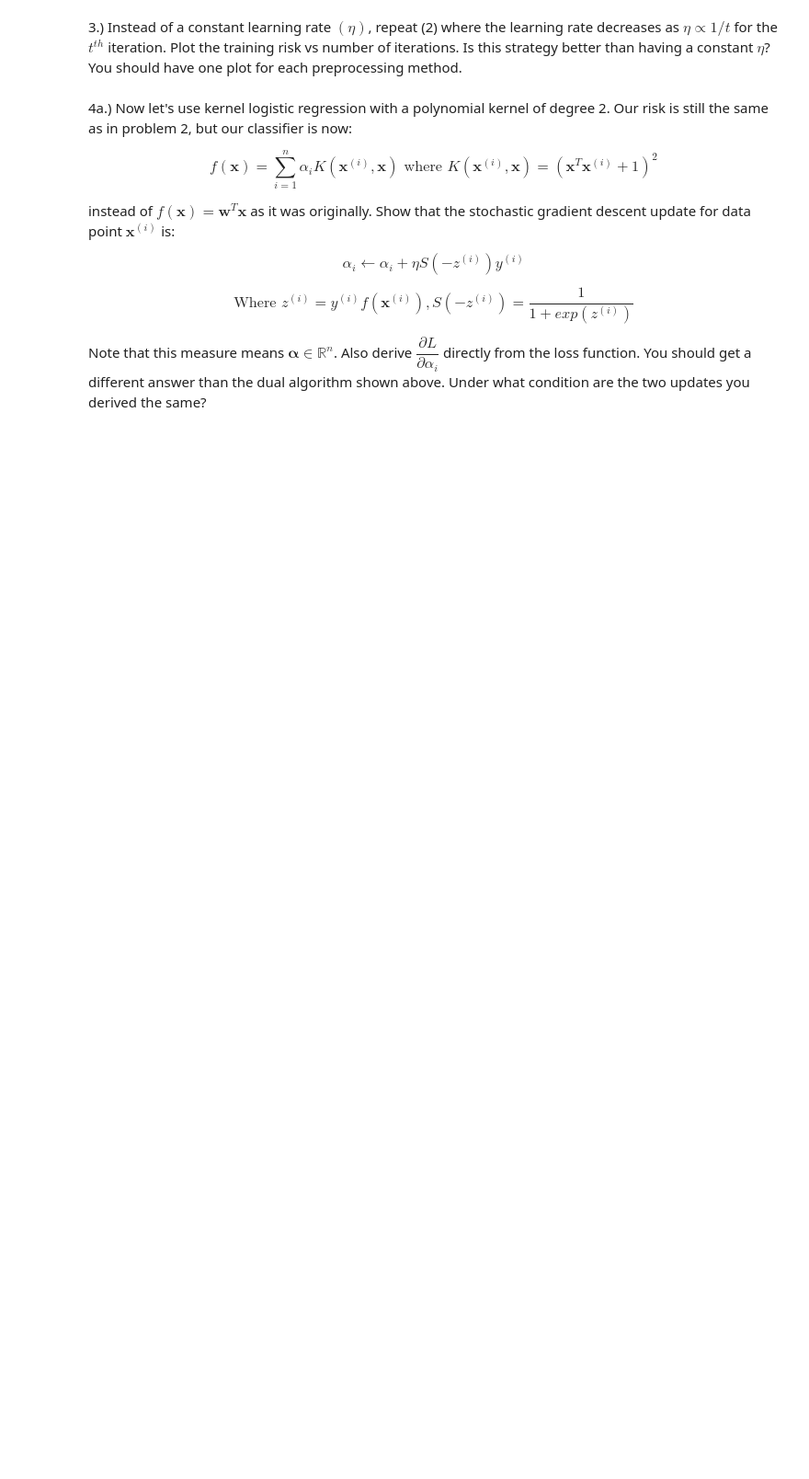
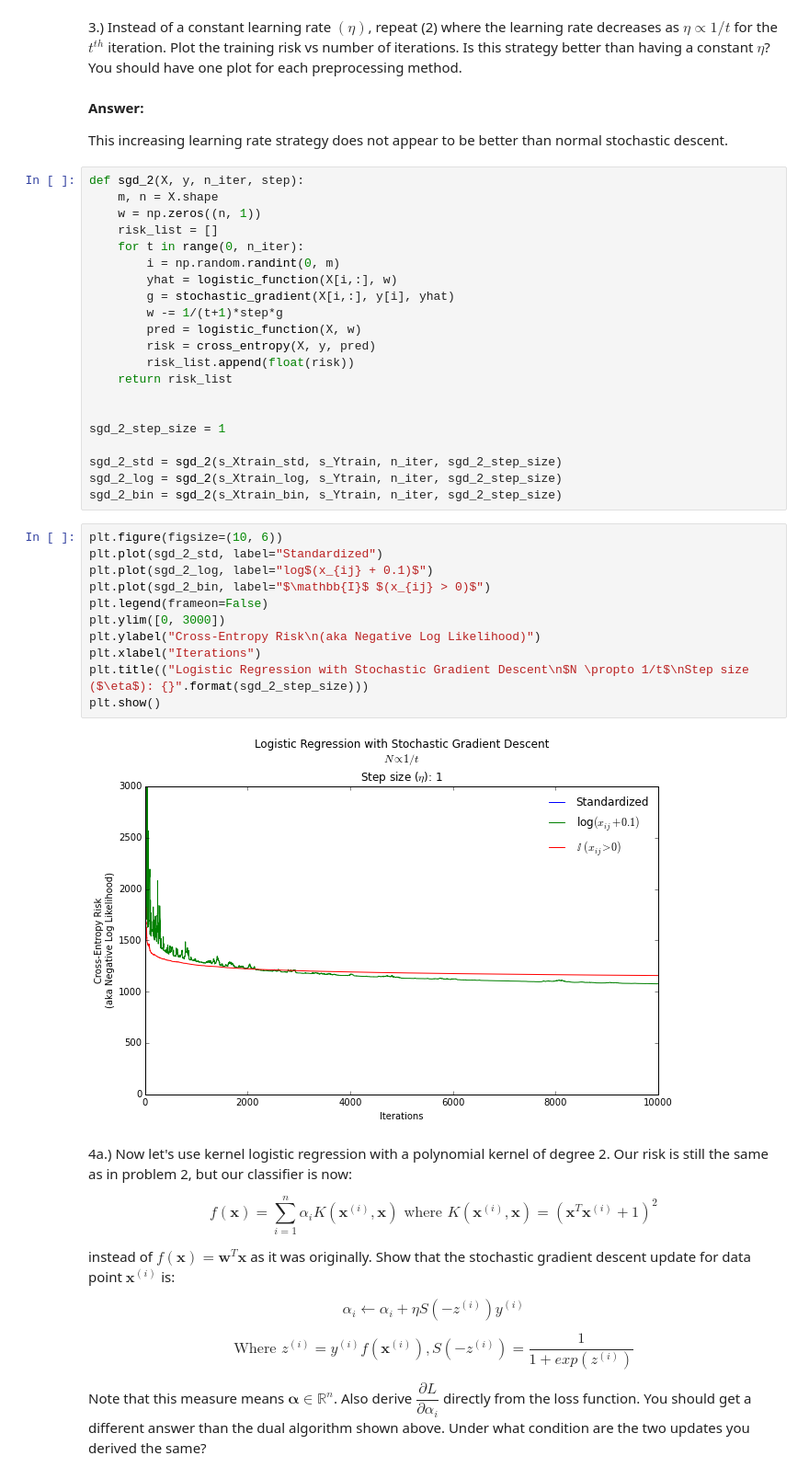
Before and after one commit to semerj/cs289-fall2015, a Jupyter notebook: hw3/CS289a - HW3.ipynb, the cells around one changed output. Shown at 92% size. Drawn from its saved outputs; the diff is of its cells as text; blank space fills up the shorter version.

```diff
--- a/hw3/CS289a - HW3.ipynb
+++ b/hw3/CS289a - HW3.ipynb
@@ -145,5 +262,43 @@ s_Xtrain_bin = add_ones((s_Xtrain > 0).astype(int))
 # %% [markdown]
 3.) Instead of a constant learning rate $(\eta)$, repeat (2) where the learning rate decreases as $\eta \propto 1/t$ for the $t^{th}$ iteration. Plot the training risk vs number of iterations. Is this strategy better than having a constant $ \eta$? You should have one plot for each preprocessing method.
+# %% [markdown]
+**Answer:**
+
+This increasing learning rate strategy does not appear to be better than normal stochastic descent.
+# %%
+def sgd_2(X, y, n_iter, step):
+    m, n = X.shape
+    w = np.zeros((n, 1))
+    risk_list = []
+    for t in range(0, n_iter):
+        i = np.random.randint(0, m)
+        yhat = logistic_function(X[i,:], w)
+        g = stochastic_gradient(X[i,:], y[i], yhat)
+        w -= 1/(t+1)*step*g
+        pred = logistic_function(X, w)
+        risk = cross_entropy(X, y, pred)
+        risk_list.append(float(risk))
+    return risk_list
+
+
+sgd_2_step_size = 1
+
+sgd_2_std = sgd_2(s_Xtrain_std, s_Ytrain, n_iter, sgd_2_step_size)
+sgd_2_log = sgd_2(s_Xtrain_log, s_Ytrain, n_iter, sgd_2_step_size)
+sgd_2_bin = sgd_2(s_Xtrain_bin, s_Ytrain, n_iter, sgd_2_step_size)
+# %%
+plt.figure(figsize=(10, 6))
+plt.plot(sgd_2_std, label="Standardized")
+plt.plot(sgd_2_log, label="log$(x_{ij} + 0.1)$")
+plt.plot(sgd_2_bin, label="$\mathbb{I}$ $(x_{ij} > 0)$")
+plt.legend(frameon=False)
+plt.ylim([0, 3000])
+plt.ylabel("Cross-Entropy Risk\n(aka Negative Log Likelihood)")
+plt.xlabel("Iterations")
+plt.title(("Logistic Regression with Stochastic Gradient Descent\n$N \propto 1/t$\nStep size ($\eta$): {}".format(sgd_2_step_size)))
+plt.show()
+# %% [output]
+[figure, added]
 # %% [markdown]
 4a.) Now let's use kernel logistic regression with a polynomial kernel of degree 2. Our risk is still the same as in problem 2, but our classifier is now:
 
```
Also changed, not shown: parts of 14 cells of this notebook.
